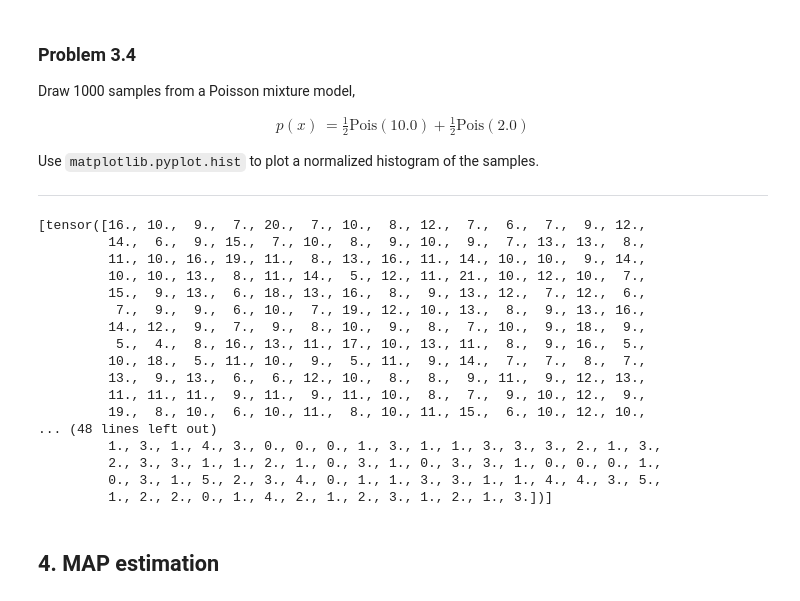
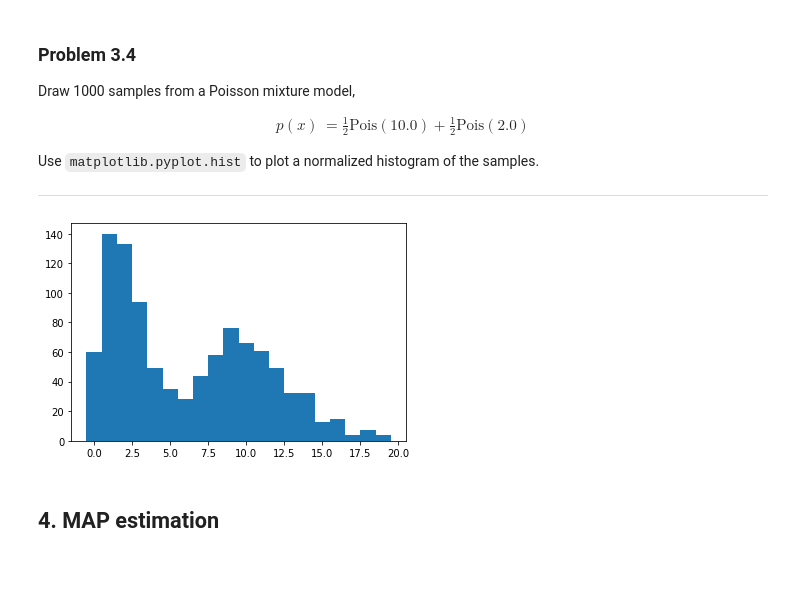
Before and after one commit to panichem/stats320, a Jupyter notebook: 00_pytorch_primer.ipynb, the cells around one changed output. Saved outputs shown, nothing was run; the diff lists cells and outputs as text; code cells hidden in the pictures; blank space fills up the shorter version.

```diff
--- a/00_pytorch_primer.ipynb
+++ b/00_pytorch_primer.ipynb
@@ -418,37 +412,19 @@ $$
 Use `matplotlib.pyplot.hist` to plot a normalized histogram of the samples.
 
 ---
-# %%
-# YOUR CODE HERE
-# data = ...
-
-p1 = dist.Poisson(10).sample([500])
-p2 = dist.Poisson(2).sample([500])
-
-data = [p1,p2]
-data.dim
-
-#data = m.sample([50])
-#xe = torch.arange(-.5,10.5,1)
-#plt.hist(data,xe)
-# %% [output]
-[tensor([16., 10.,  9.,  7., 20.,  7., 10.,  8., 12.,  7.,  6.,  7.,  9., 12.,
-         14.,  6.,  9., 15.,  7., 10.,  8.,  9., 10.,  9.,  7., 13., 13.,  8.,
-         11., 10., 16., 19., 11.,  8., 13., 16., 11., 14., 10., 10.,  9., 14.,
-         10., 10., 13.,  8., 11., 14.,  5., 12., 11., 21., 10., 12., 10.,  7.,
-         15.,  9., 13.,  6., 18., 13., 16.,  8.,  9., 13., 12.,  7., 12.,  6.,
-          7.,  9.,  9.,  6., 10.,  7., 19., 12., 10., 13.,  8.,  9., 13., 16.,
-         14., 12.,  9.,  7.,  9.,  8., 10.,  9.,  8.,  7., 10.,  9., 18.,  9.,
-          5.,  4.,  8., 16., 13., 11., 17., 10., 13., 11.,  8.,  9., 16.,  5.,
-         10., 18.,  5., 11., 10.,  9.,  5., 11.,  9., 14.,  7.,  7.,  8.,  7.,
-         13.,  9., 13.,  6.,  6., 12., 10.,  8.,  8.,  9., 11.,  9., 12., 13.,
-         11., 11., 11.,  9., 11.,  9., 11., 10.,  8.,  7.,  9., 10., 12.,  9.,
-         19.,  8., 10.,  6., 10., 11.,  8., 10., 11., 15.,  6., 10., 12., 10.,
-... (48 lines left out)
-         1., 3., 1., 4., 3., 0., 0., 0., 1., 3., 1., 1., 3., 3., 3., 2., 1., 3.,
-         2., 3., 3., 1., 1., 2., 1., 0., 3., 1., 0., 3., 3., 1., 0., 0., 0., 1.,
-         0., 3., 1., 5., 2., 3., 4., 0., 1., 1., 3., 3., 1., 1., 4., 4., 3., 5.,
-         1., 2., 2., 0., 1., 4., 2., 1., 2., 3., 1., 2., 1., 3.])]
+# %%
+# YOUR CODE HERE
+
+rates = torch.asarray([10.0, 2.0])
+nsamples = 1000
+
+cat = dist.Categorical(torch.asarray([.5, .5])) #equally wt dists
+states = cat.sample(sample_shape=(nsamples,))
+data = dist.Poisson(rates[states]).sample()
+xe = torch.arange(-.5,20.5,1)
+plt.hist(data,xe);
+# %% [output]
+[figure, added]
 # %% [markdown]
 ## 4. MAP estimation
 # %% [markdown]
```
Also changed, not shown: parts of 3 cells of this notebook.
